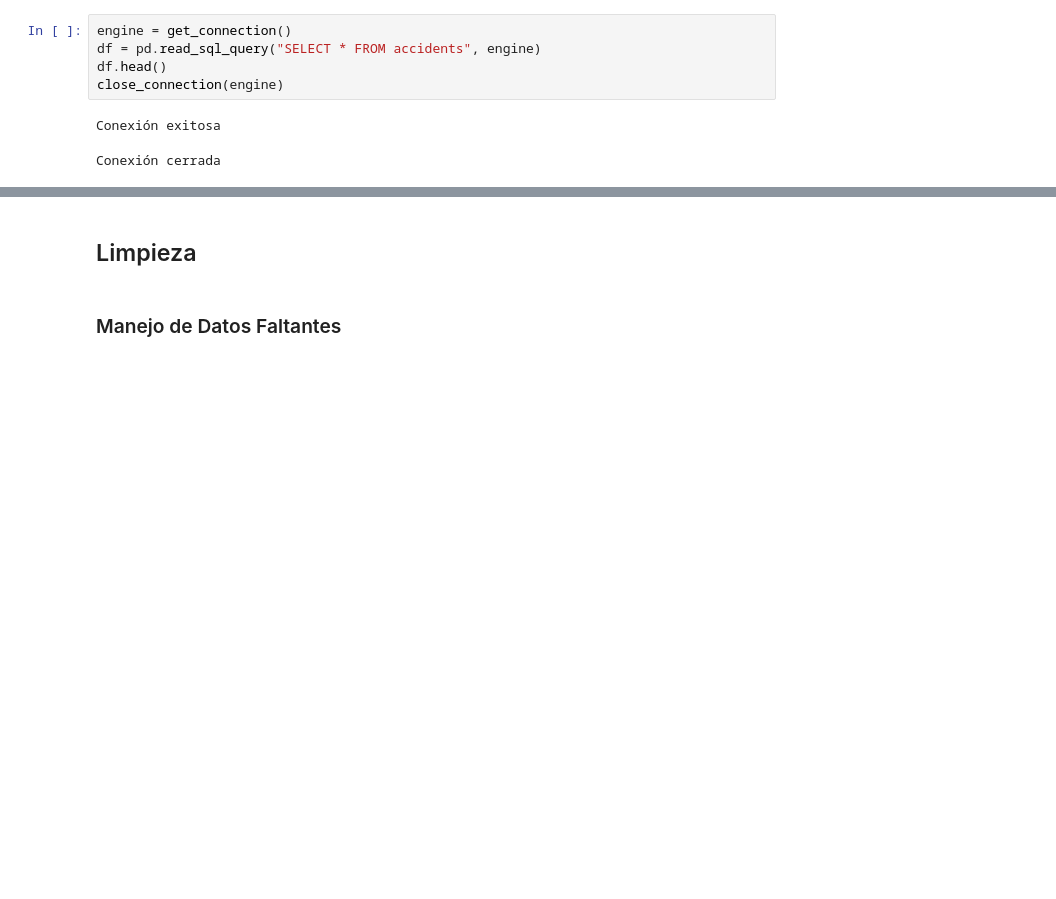
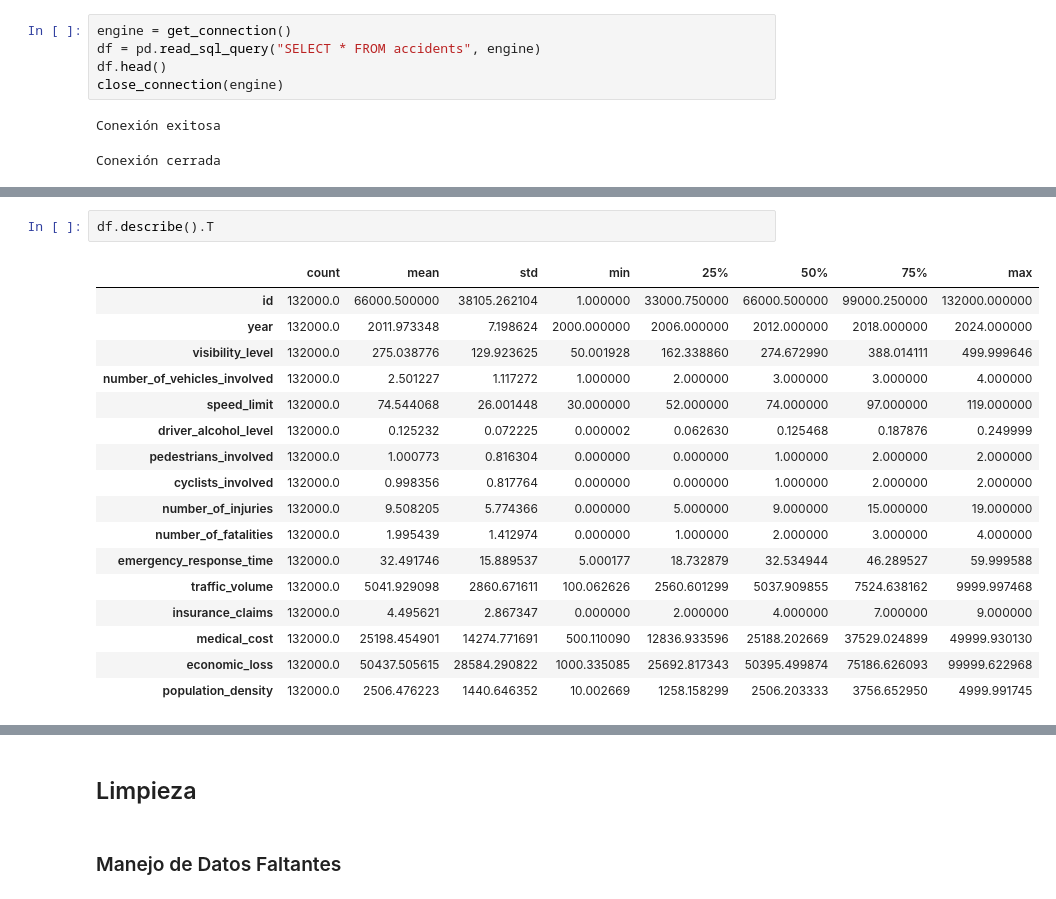
Before and after one commit to ntlg72/ETL-Global-Road-Accidents, a Jupyter notebook: notebooks/001_eda.ipynb, the cells around one changed output, grey strips where cells are left out. Saved outputs shown, nothing was run; the diff lists cells and outputs as text; blank space fills up the shorter version.

```diff
--- a/notebooks/001_eda.ipynb
+++ b/notebooks/001_eda.ipynb
@@ -29,0 +77,20 @@ Conexión cerrada
+# %%
+df.describe().T
+# %% [output]
+|  | count | mean | std | min | 25% | 50% | 75% | max |
+| id | 132000.0 | 66000.500000 | 38105.262104 | 1.000000 | 33000.750000 | 66000.500000 | 99000.250000 | 132000.000000 |
+| year | 132000.0 | 2011.973348 | 7.198624 | 2000.000000 | 2006.000000 | 2012.000000 | 2018.000000 | 2024.000000 |
+| visibility_level | 132000.0 | 275.038776 | 129.923625 | 50.001928 | 162.338860 | 274.672990 | 388.014111 | 499.999646 |
+| number_of_vehicles_involved | 132000.0 | 2.501227 | 1.117272 | 1.000000 | 2.000000 | 3.000000 | 3.000000 | 4.000000 |
+| speed_limit | 132000.0 | 74.544068 | 26.001448 | 30.000000 | 52.000000 | 74.000000 | 97.000000 | 119.000000 |
+| driver_alcohol_level | 132000.0 | 0.125232 | 0.072225 | 0.000002 | 0.062630 | 0.125468 | 0.187876 | 0.249999 |
+| pedestrians_involved | 132000.0 | 1.000773 | 0.816304 | 0.000000 | 0.000000 | 1.000000 | 2.000000 | 2.000000 |
+| cyclists_involved | 132000.0 | 0.998356 | 0.817764 | 0.000000 | 0.000000 | 1.000000 | 2.000000 | 2.000000 |
+| number_of_injuries | 132000.0 | 9.508205 | 5.774366 | 0.000000 | 5.000000 | 9.000000 | 15.000000 | 19.000000 |
+| number_of_fatalities | 132000.0 | 1.995439 | 1.412974 | 0.000000 | 1.000000 | 2.000000 | 3.000000 | 4.000000 |
+| emergency_response_time | 132000.0 | 32.491746 | 15.889537 | 5.000177 | 18.732879 | 32.534944 | 46.289527 | 59.999588 |
+| traffic_volume | 132000.0 | 5041.929098 | 2860.671611 | 100.062626 | 2560.601299 | 5037.909855 | 7524.638162 | 9999.997468 |
+| insurance_claims | 132000.0 | 4.495621 | 2.867347 | 0.000000 | 2.000000 | 4.000000 | 7.000000 | 9.000000 |
+| medical_cost | 132000.0 | 25198.454901 | 14274.771691 | 500.110090 | 12836.933596 | 25188.202669 | 37529.024899 | 49999.930130 |
+| economic_loss | 132000.0 | 50437.505615 | 28584.290822 | 1000.335085 | 25692.817343 | 50395.499874 | 75186.626093 | 99999.622968 |
+| population_density | 132000.0 | 2506.476223 | 1440.646352 | 10.002669 | 1258.158299 | 2506.203333 | 3756.652950 | 4999.991745 |
```
Also changed, not shown: parts of 8 cells of this notebook, 1 other file.
